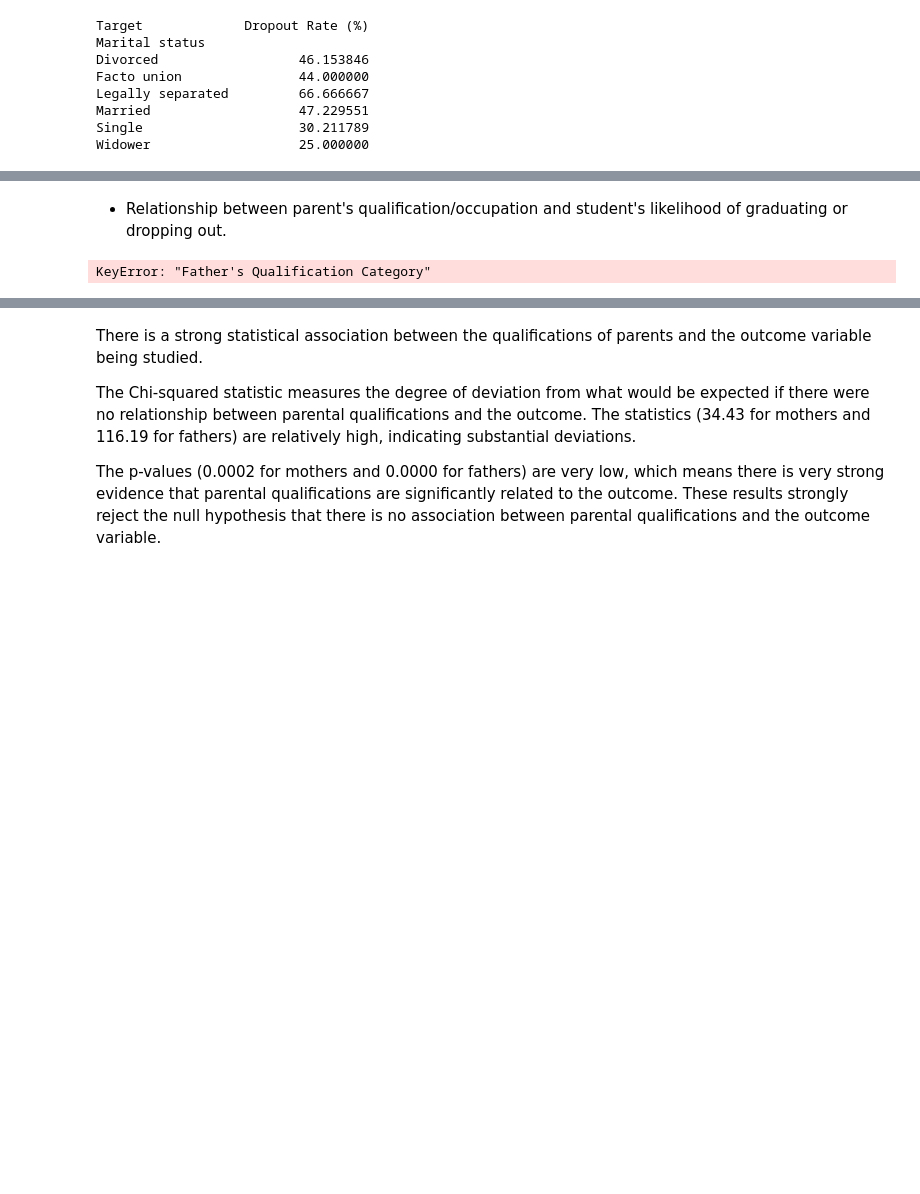
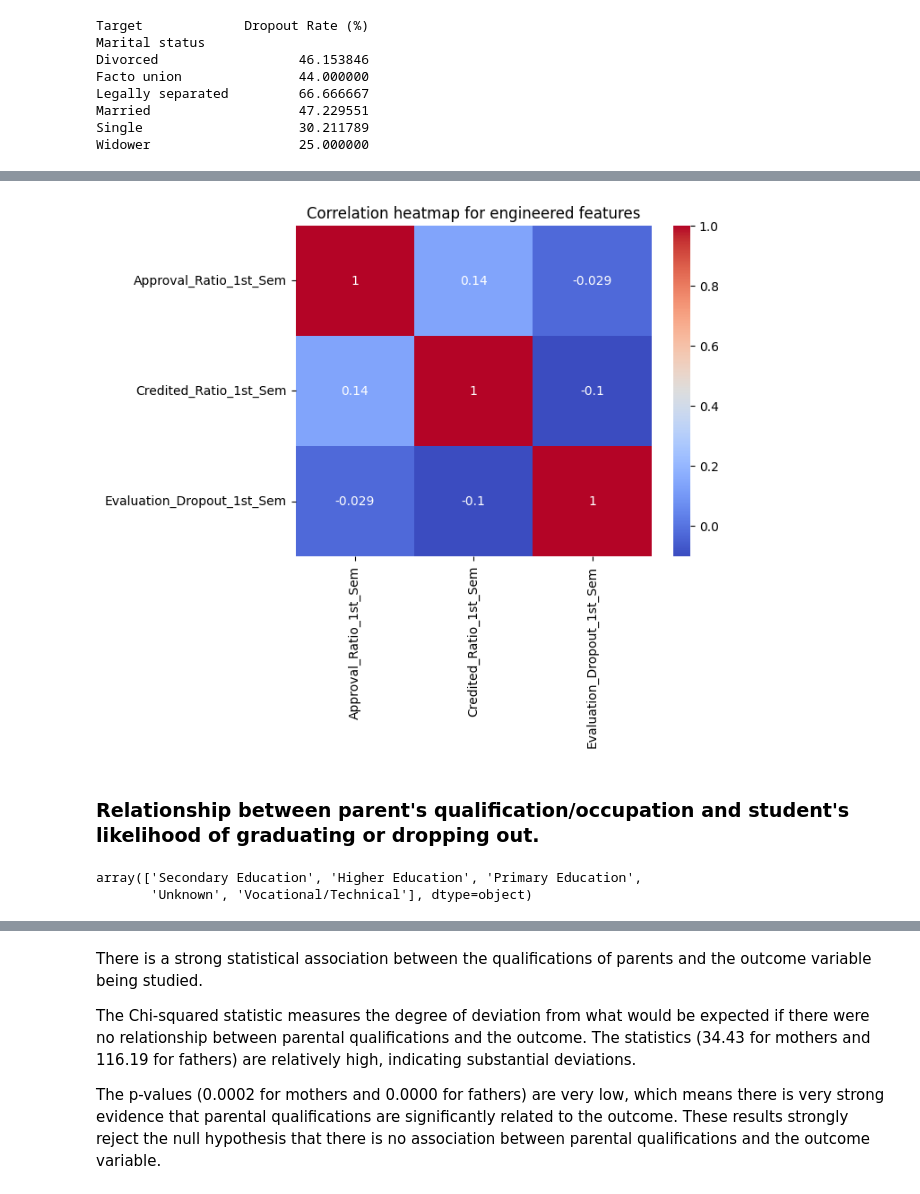
Before and after one commit to KANUBALAD/ML-Fairness-in-School-DropOut-, a Jupyter notebook: Notebooks/EDA of School Dropout Dataset.ipynb, the cells around one changed output, grey strips where cells are left out. Cells and saved outputs as stored; diff of their text form; code cells hidden in the pictures; blank space fills up the shorter version.

```diff
--- a/Notebooks/EDA of School Dropout Dataset.ipynb
+++ b/Notebooks/EDA of School Dropout Dataset.ipynb
@@ -323,5 +344,12 @@ Widower                   25.000000
+# %%
+correlation_matrix = df_school[features_to_plot].corr()
+sns.heatmap(correlation_matrix, annot=True, cmap='coolwarm')
+plt.title('Correlation heatmap for engineered features')
+plt.show()
+# %% [output]
+[figure, added]
 # %% [markdown]
-- Relationship between parent's qualification/occupation and student's likelihood of graduating or dropping out.
+### Relationship between parent's qualification/occupation and student's likelihood of graduating or dropping out.
 # %%
 qualification_mapping = {
     1: 'Secondary Education',
@@ -369,7 +397,3 @@ grouped_qualifications = {
     'Vocational/Technical': 'Vocational/Technical',
     'Unknown': 'Unknown'
 }
-
-df_school["Father's Qualification Group"] = df_school["Father's Qualification Category"].map(grouped_qualifications)
-# %% [output]
-KeyError: "Father's Qualification Category"
@@ -376,3 +406,8 @@ KeyError: "Father's Qualification Category"
+# %%
+df_school["Father's Qualification Group"].unique()
+# %% [output]
+array(['Secondary Education', 'Higher Education', 'Primary Education',
+       'Unknown', 'Vocational/Technical'], dtype=object)
 # %%
 # Group by the new category and get the count of 'Target' values
 dropout_counts = df_school[df_school['Target'] == 'Dropout'].groupby("Father's Qualification Group")['Target'].count()
```
Also changed, not shown: parts of 70 cells of this notebook.
